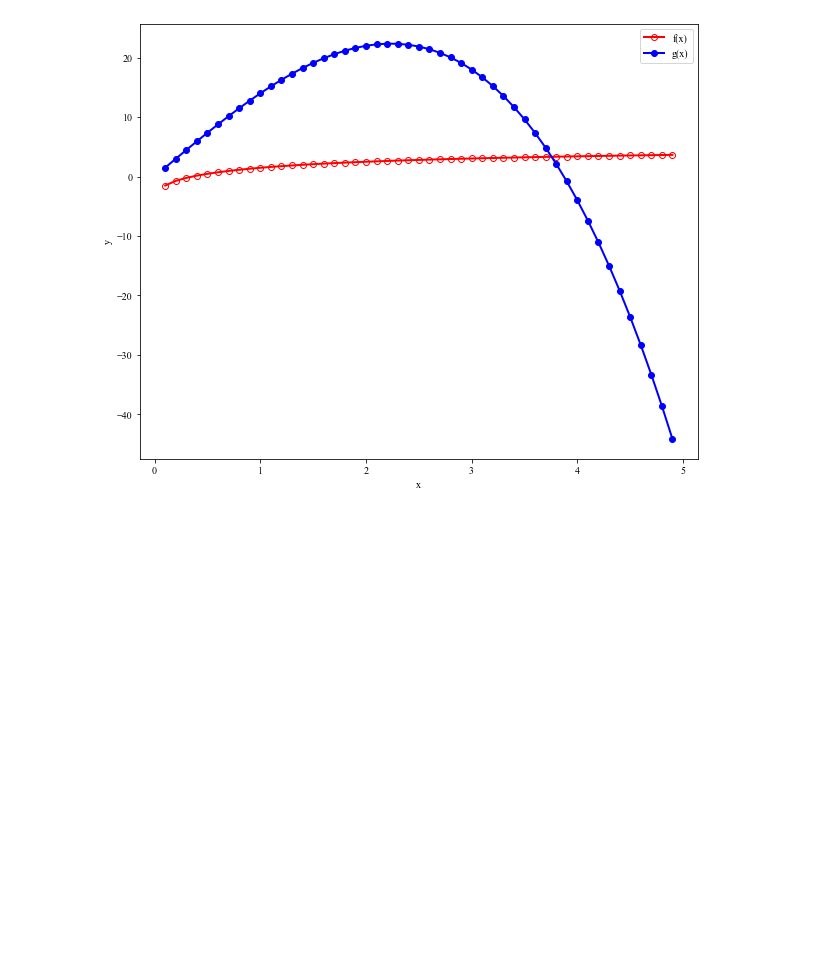
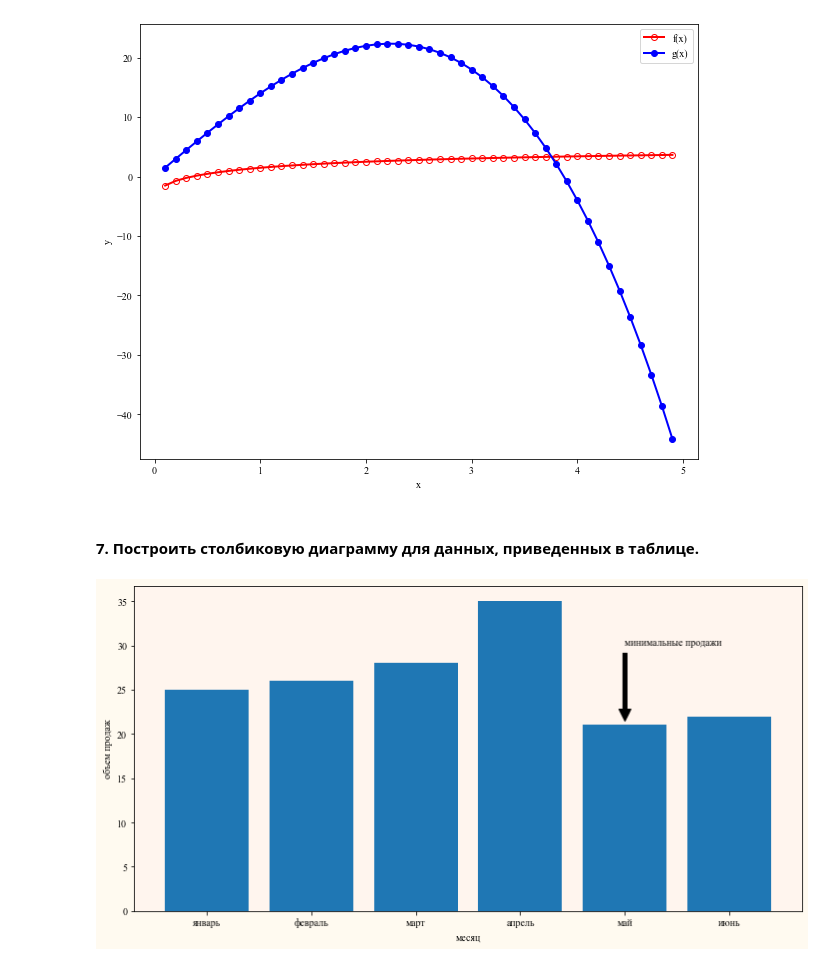
Before and after one commit to l3r8yJ/OperationResearch, a Jupyter notebook: l2/LAB2.ipynb, the cells around one changed output. Drawn from its saved outputs; the diff is of its cells as text; code cells hidden in the pictures; blank space fills up the shorter version.

```diff
--- a/l2/LAB2.ipynb
+++ b/l2/LAB2.ipynb
@@ -123,3 +194,20 @@ plt.legend()
 plt.show()
 # %% [output]
 [figure]
+# %% [markdown]
+ #### 7. Построить столбиковую диаграмму для данных, приведенных в таблице.
+# %%
+x = np.array(["январь", "февраль", "март", "апрель", "май", "июнь"])
+y = np.array([25, 26, 28, 35, 21, 22])
+fig, ax = plt.subplots()
+ax.bar(x, y)
+ax.set_facecolor('seashell')
+fig.set_facecolor('floralwhite')
+fig.set_figwidth(12)
+fig.set_figheight(6)
+plt.annotate('минимальные продажи', xy=("май", y.min()), xytext=("май", 30), arrowprops=dict(facecolor='black', shrink=0.05))
+plt.xlabel('месяц')
+plt.ylabel('объем продаж')
+plt.show()
+# %% [output]
+[figure, added]
```
Also changed, not shown: parts of 10 cells of this notebook.
